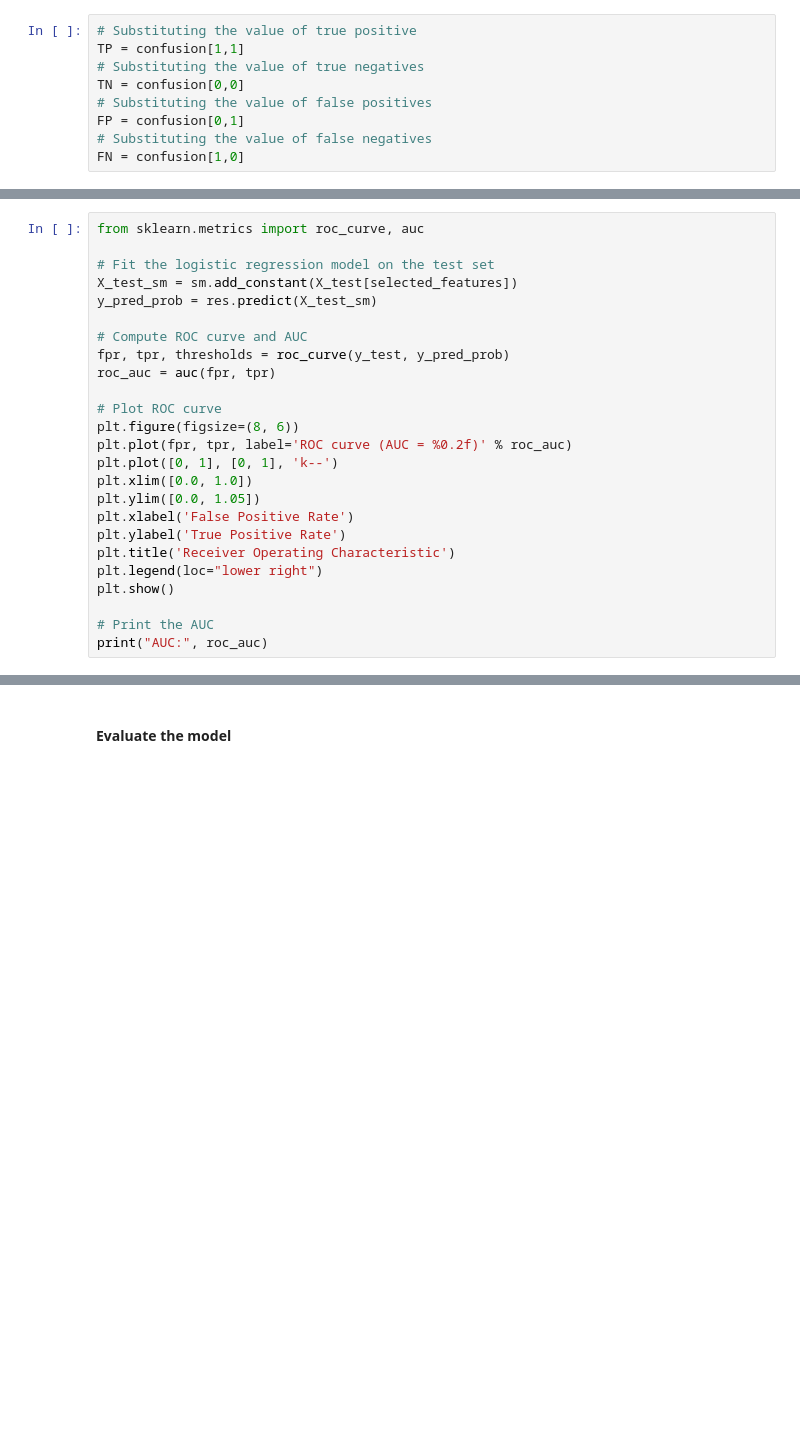
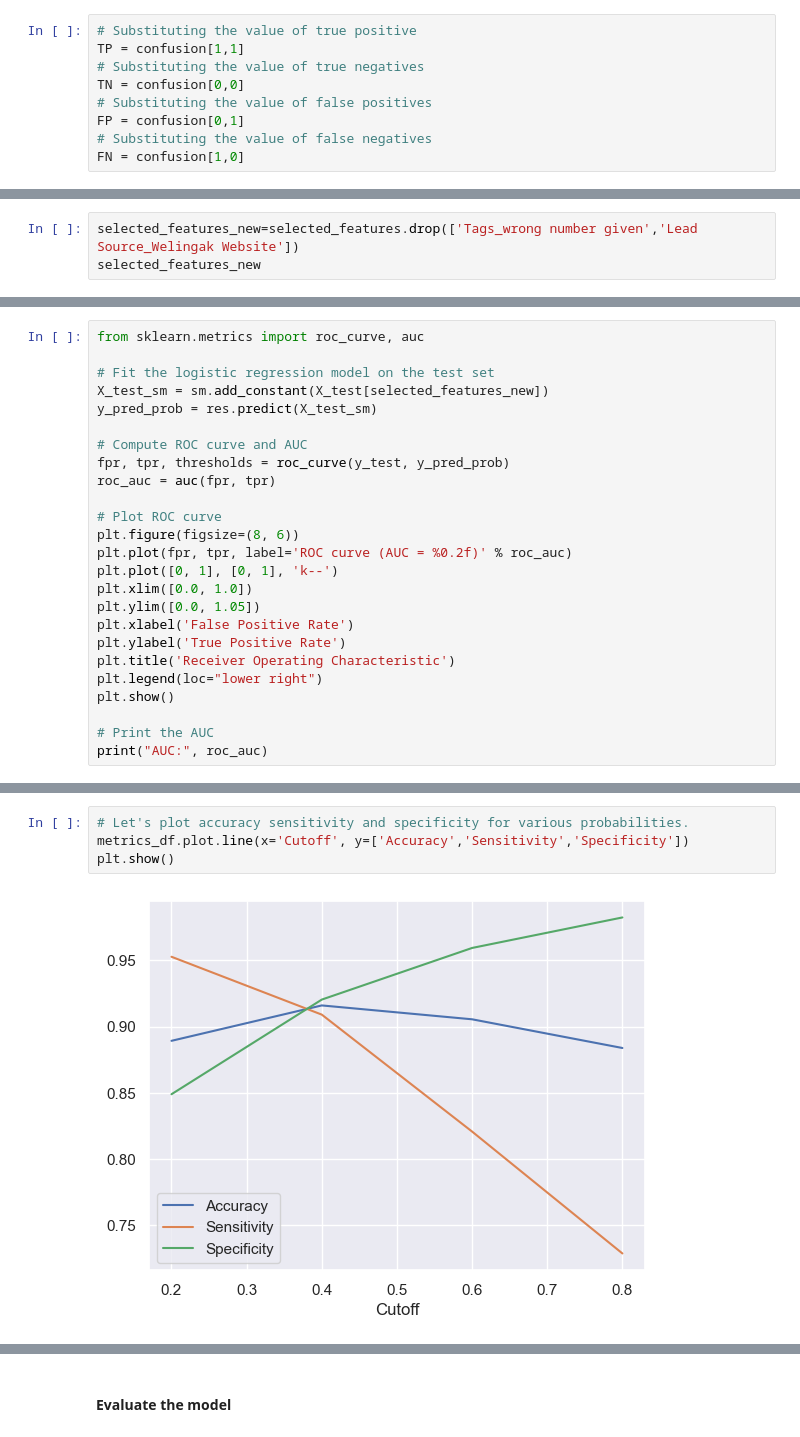
Before and after one commit to felixphilipk/Leads-Scoring, a Jupyter notebook: LeadScoringAssignment'.ipynb, the cells around one changed output, grey strips where cells are left out. Saved outputs shown, nothing was run; the diff lists cells and outputs as text; blank space fills up the shorter version.

```diff
--- a/LeadScoringAssignment'.ipynb
+++ b/LeadScoringAssignment'.ipynb
@@ -547,0 +882,3 @@ TN/(TN+FP)
+# %%
+selected_features_new=selected_features.drop(['Tags_wrong number given','Lead Source_Welingak Website'])
+selected_features_new
@@ -549,7 +901,7 @@ TN/(TN+FP)
 from sklearn.metrics import roc_curve, auc
 
 # Fit the logistic regression model on the test set
-X_test_sm = sm.add_constant(X_test[selected_features])
+X_test_sm = sm.add_constant(X_test[selected_features_new])
 y_pred_prob = res.predict(X_test_sm)
 
 # Compute ROC curve and AUC
@@ -620,0 +973,6 @@ print(metrics_df)
+# %%
+# Let's plot accuracy sensitivity and specificity for various probabilities.
+metrics_df.plot.line(x='Cutoff', y=['Accuracy','Sensitivity','Specificity'])
+plt.show()
+# %% [output]
+[figure, added]
```
Also changed, not shown: parts of 51 cells of this notebook.
